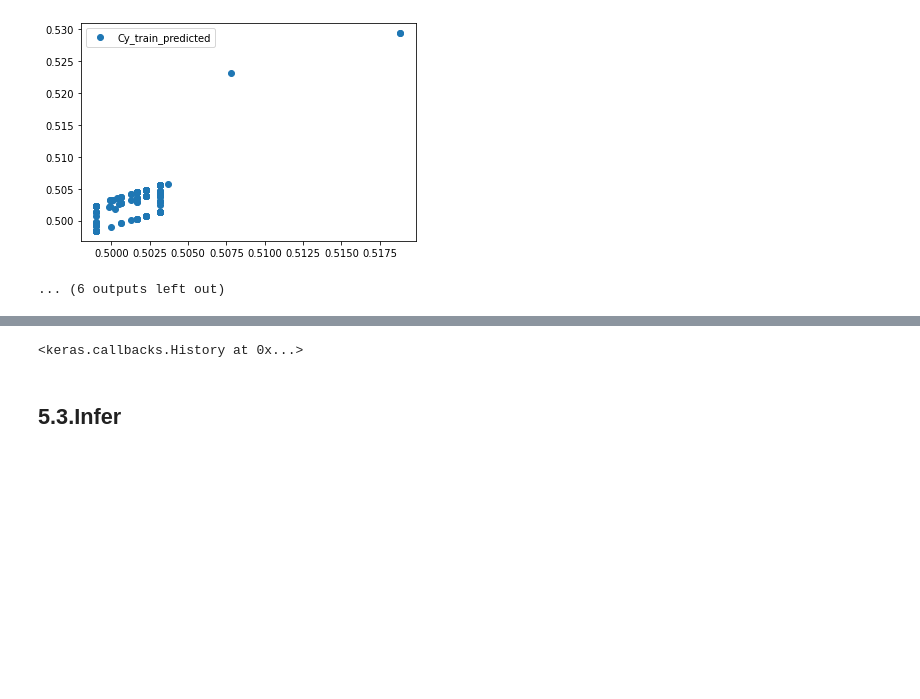
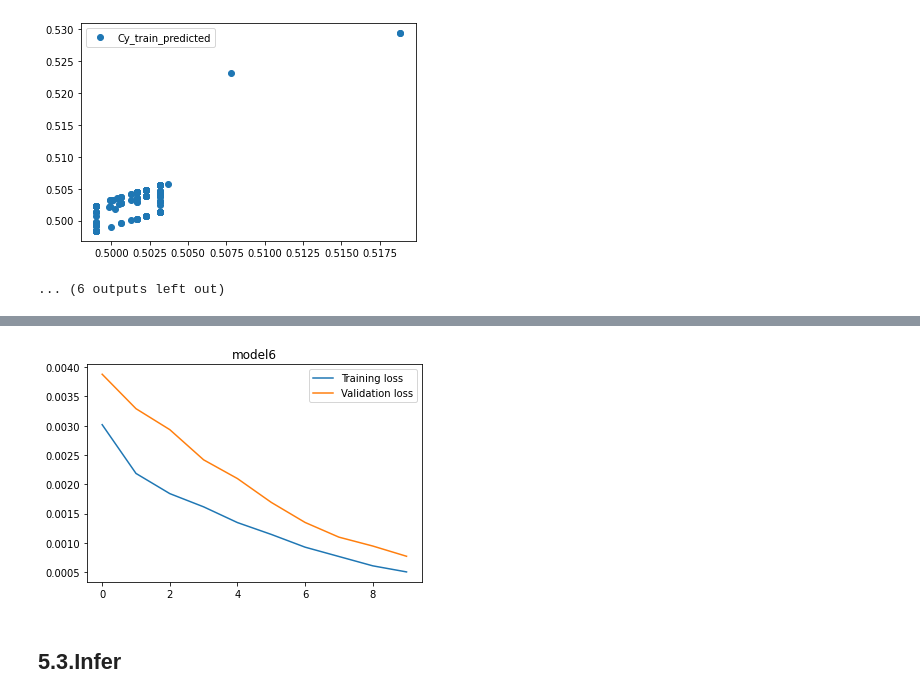
Before and after one commit to lifesboy/selks-lstm-data, a Jupyter notebook: SELKS_LSTM_Anomaly_model.ipynb, the cells around one changed output, grey strips where cells are left out. Drawn from its saved outputs; the diff is of its cells as text; code cells hidden in the pictures; blank space fills up the shorter version.

```diff
--- a/SELKS_LSTM_Anomaly_model.ipynb
+++ b/SELKS_LSTM_Anomaly_model.ipynb
@@ -112,6 +112,12 @@ def show_scattered_3d(x3d, title="data"):
 
   # show plot
   plt.show()
+
+def show_train_metric(history, title="title"):
+  plt.plot(history.history['loss'], label='Training loss')
+  plt.plot(history.history['val_loss'], label='Validation loss')
+  plt.title(title)
+  plt.legend()
 # %% [markdown]
 # 3.INPUT
 Let's generate a sample input with time dimension as below:
@@ -1359,6 +1365,7 @@ z= (196139,)
 #                    )
 
 model6.compile("adam", "binary_crossentropy", metrics=["accuracy"])
-model6.fit(CX_train, Cy_train, batch_size=32, epochs=10, validation_data=(CX_test, Cy_test))
+history = model6.fit(CX_train, Cy_train, batch_size=32, epochs=10, validation_data=(CX_test, Cy_test))
+show_train_metric(history, "model6")
 # %% [output]
 Epoch 1/10
@@ -1384,4 +1391,4 @@ Epoch 10/10
-<keras.callbacks.History at 0x...>
+[figure, added]
 # %% [markdown]
 ## 5.3.Infer
 # %%
```
Also changed, not shown: parts of 3 cells of this notebook.
